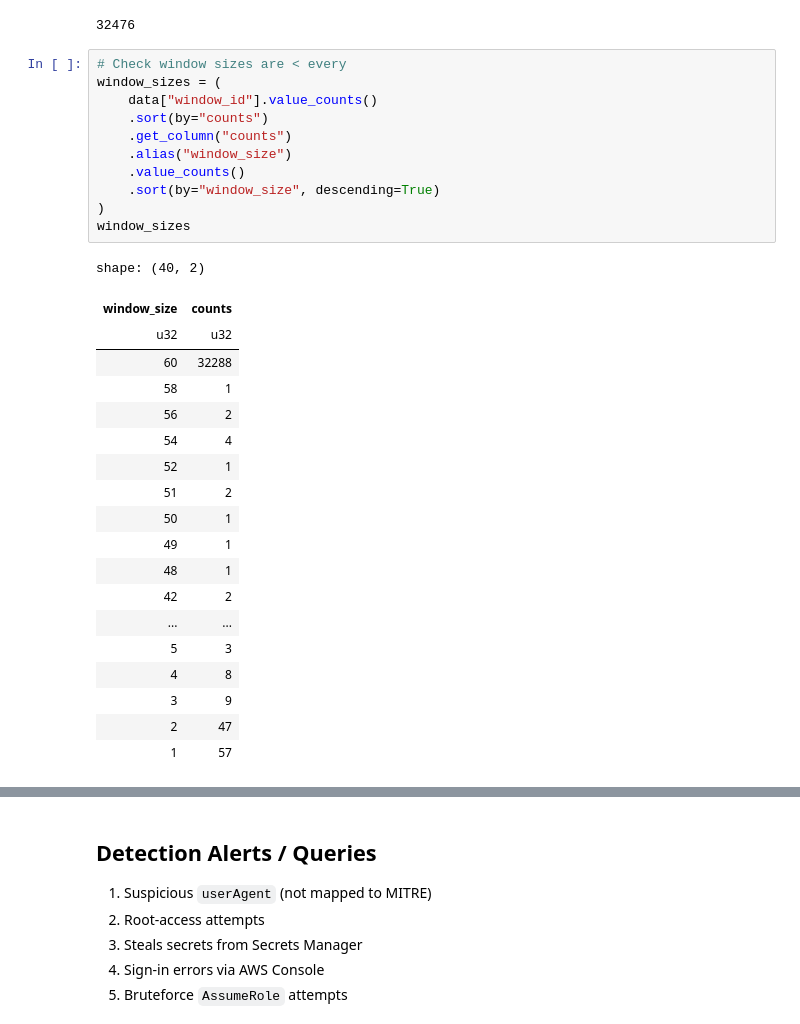
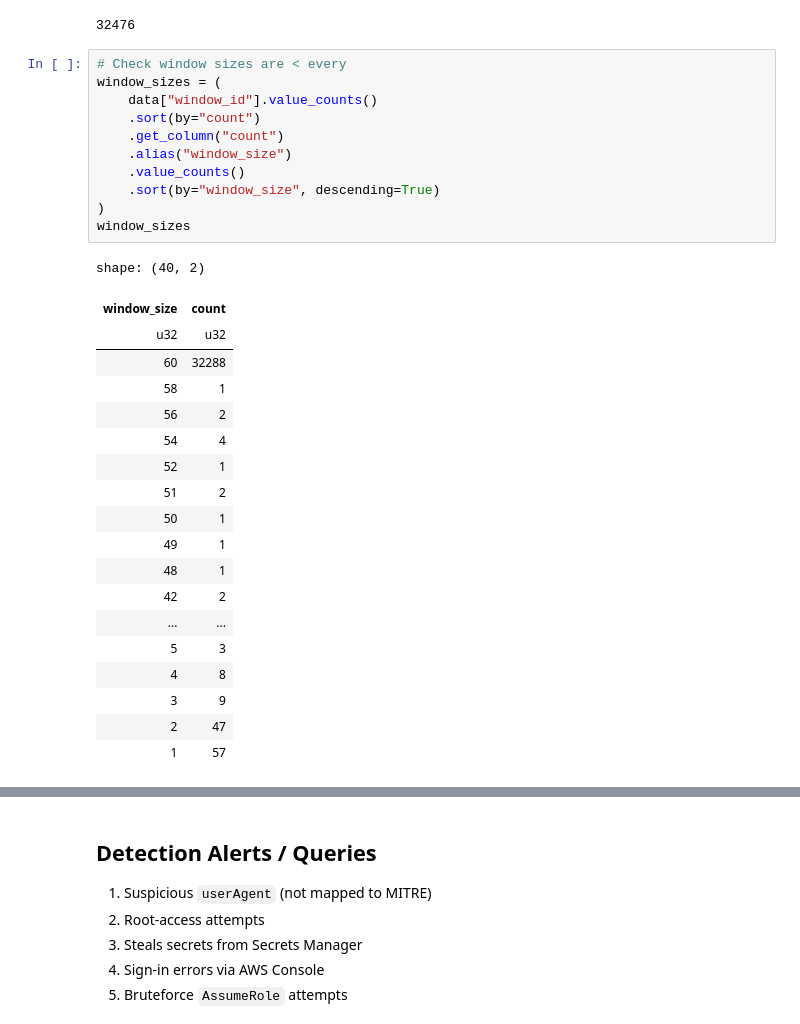
Before and after one commit to TracecatHQ/hunts, a Jupyter notebook: notebooks/aws_flaws.ipynb, the cells around one changed output, grey strips where cells are left out. Cells and saved outputs as stored; diff of their text form.

```diff
--- a/notebooks/aws_flaws.ipynb
+++ b/notebooks/aws_flaws.ipynb
@@ -280,17 +305,17 @@ data["window_id"].n_unique()
 # %%
 # Check window sizes are < every
 window_sizes = (
     data["window_id"].value_counts()
-    .sort(by="counts")
-    .get_column("counts")
+    .sort(by="count")
+    .get_column("count")
     .alias("window_size")
     .value_counts()
     .sort(by="window_size", descending=True)
 )
 window_sizes
 # %% [output]
 shape: (40, 2)
-| window_size | counts |
+| window_size | count |
 | u32 | u32 |
 | 60 | 32288 |
 | 58 | 1 |
```
Also changed, not shown: parts of 17 cells of this notebook, 5 other files.
